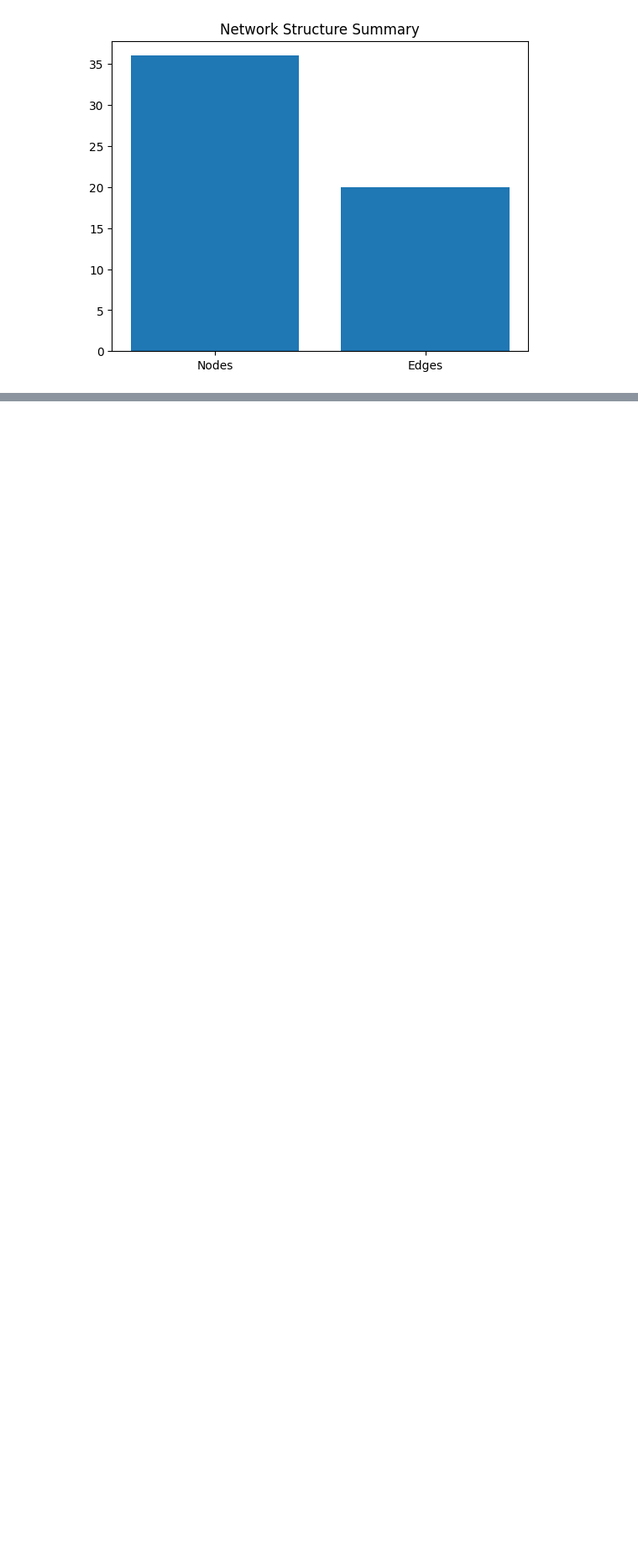
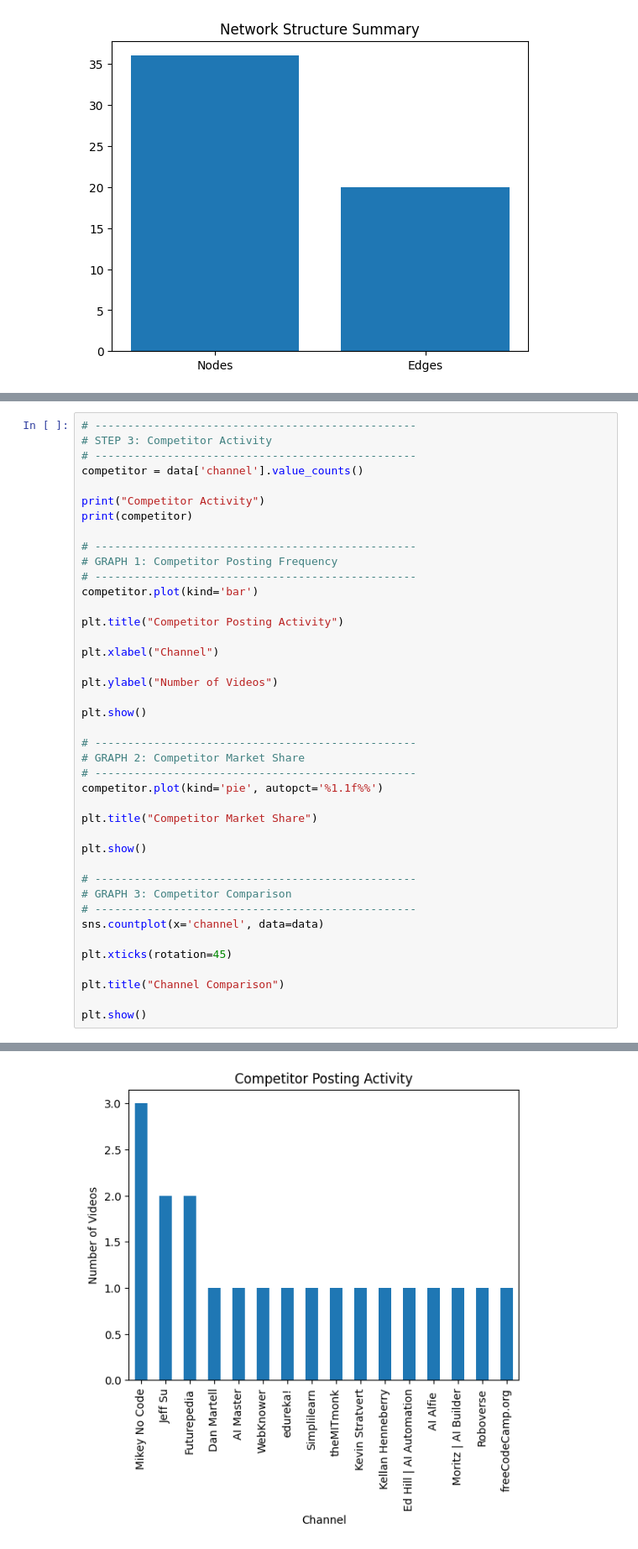
Before and after one commit to AdityaK1304/YouTube_Social_Media_Anlytics_Project, a Jupyter notebook: research/model.ipynb, the cells around one changed output, grey strips where cells are left out. Shown at 84% size. Cells and saved outputs as stored; diff of their text form; blank space fills up the shorter version.

```diff
--- a/research/model.ipynb
+++ b/research/model.ipynb
@@ -205,0 +267,42 @@ plt.show()
+# %%
+# -------------------------------------------------
+# STEP 3: Competitor Activity
+# -------------------------------------------------
+competitor = data['channel'].value_counts()
+
+print("Competitor Activity")
+print(competitor)
+
+# -------------------------------------------------
+# GRAPH 1: Competitor Posting Frequency
+# -------------------------------------------------
+competitor.plot(kind='bar')
+
+plt.title("Competitor Posting Activity")
+
+plt.xlabel("Channel")
+
+plt.ylabel("Number of Videos")
+
+plt.show()
+
+# -------------------------------------------------
+# GRAPH 2: Competitor Market Share
+# -------------------------------------------------
+competitor.plot(kind='pie', autopct='%1.1f%%')
+
+plt.title("Competitor Market Share")
+
+plt.show()
+
+# -------------------------------------------------
+# GRAPH 3: Competitor Comparison
+# -------------------------------------------------
+sns.countplot(x='channel', data=data)
+
+plt.xticks(rotation=45)
+
+plt.title("Channel Comparison")
+
+plt.show()
+# %% [output]
@@ -205,0 +328 @@ plt.show()
+[figure, added]
```
Also changed, not shown: parts of 12 cells of this notebook, 3 other files.
